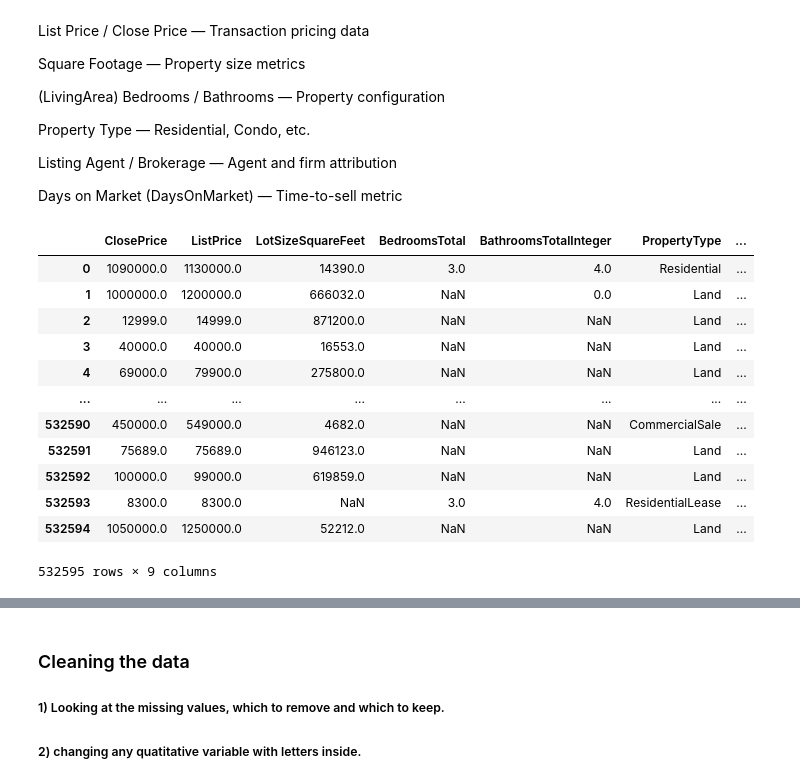
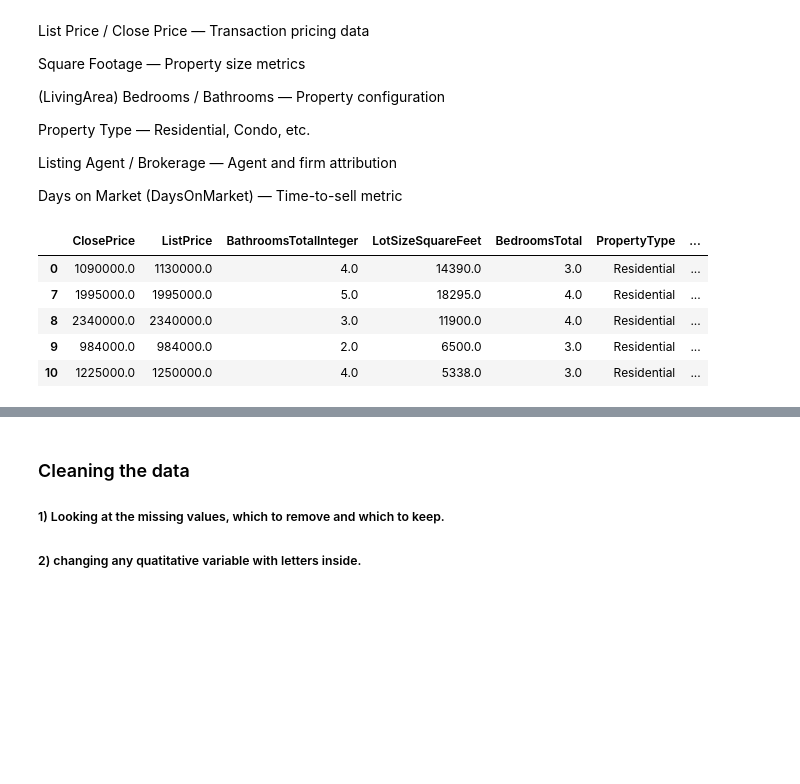
Before and after one commit to DeeptiKhetan/idx-data-analyst, a Jupyter notebook: analysis.ipynb, the cells around one changed output, grey strips where cells are left out. Saved outputs shown, nothing was run; the diff lists cells and outputs as text; code cells hidden in the pictures; blank space fills up the shorter version.

```diff
--- a/analysis.ipynb
+++ b/analysis.ipynb
@@ -190,20 +243,13 @@ Listing Agent / Brokerage — Agent and firm attribution
 
 Days on Market (DaysOnMarket) — Time-to-sell metric
 # %%
-df_sold_new = df_sold[["ClosePrice","ListPrice", "LotSizeSquareFeet","BedroomsTotal", "BathroomsTotalInteger","PropertyType", "BuyerAgentAOR", "ListAgentAOR", "DaysOnMarket"]].copy()
-df_sold_new
+df_sold_new = df_sold_residential[["ClosePrice","ListPrice","BathroomsTotalInteger", "LotSizeSquareFeet","BedroomsTotal","PropertyType", "BuyerAgentAOR", "ListAgentAOR", "DaysOnMarket"]].copy()
+df_sold_new.head()
 # %% [output]
-|  | ClosePrice | ListPrice | LotSizeSquareFeet | BedroomsTotal | BathroomsTotalInteger | PropertyType | ... |
-| 0 | 1090000.0 | 1130000.0 | 14390.0 | 3.0 | 4.0 | Residential | ... |
-| 1 | 1000000.0 | 1200000.0 | 666032.0 | NaN | 0.0 | Land | ... |
-| 2 | 12999.0 | 14999.0 | 871200.0 | NaN | NaN | Land | ... |
-| 3 | 40000.0 | 40000.0 | 16553.0 | NaN | NaN | Land | ... |
-| 4 | 69000.0 | 79900.0 | 275800.0 | NaN | NaN | Land | ... |
-| ... | ... | ... | ... | ... | ... | ... | ... |
-| 532590 | 450000.0 | 549000.0 | 4682.0 | NaN | NaN | CommercialSale | ... |
-| 532591 | 75689.0 | 75689.0 | 946123.0 | NaN | NaN | Land | ... |
-| 532592 | 100000.0 | 99000.0 | 619859.0 | NaN | NaN | Land | ... |
-| 532593 | 8300.0 | 8300.0 | NaN | 3.0 | 4.0 | ResidentialLease | ... |
-| 532594 | 1050000.0 | 1250000.0 | 52212.0 | NaN | NaN | Land | ... |
+|  | ClosePrice | ListPrice | BathroomsTotalInteger | LotSizeSquareFeet | BedroomsTotal | PropertyType | ... |
+| 0 | 1090000.0 | 1130000.0 | 4.0 | 14390.0 | 3.0 | Residential | ... |
+| 7 | 1995000.0 | 1995000.0 | 5.0 | 18295.0 | 4.0 | Residential | ... |
+| 8 | 2340000.0 | 2340000.0 | 3.0 | 11900.0 | 4.0 | Residential | ... |
+| 9 | 984000.0 | 984000.0 | 2.0 | 6500.0 | 3.0 | Residential | ... |
+| 10 | 1225000.0 | 1250000.0 | 4.0 | 5338.0 | 3.0 | Residential | ... |
-532595 rows × 9 columns
 # %%
```
Also changed, not shown: parts of 27 cells of this notebook.
